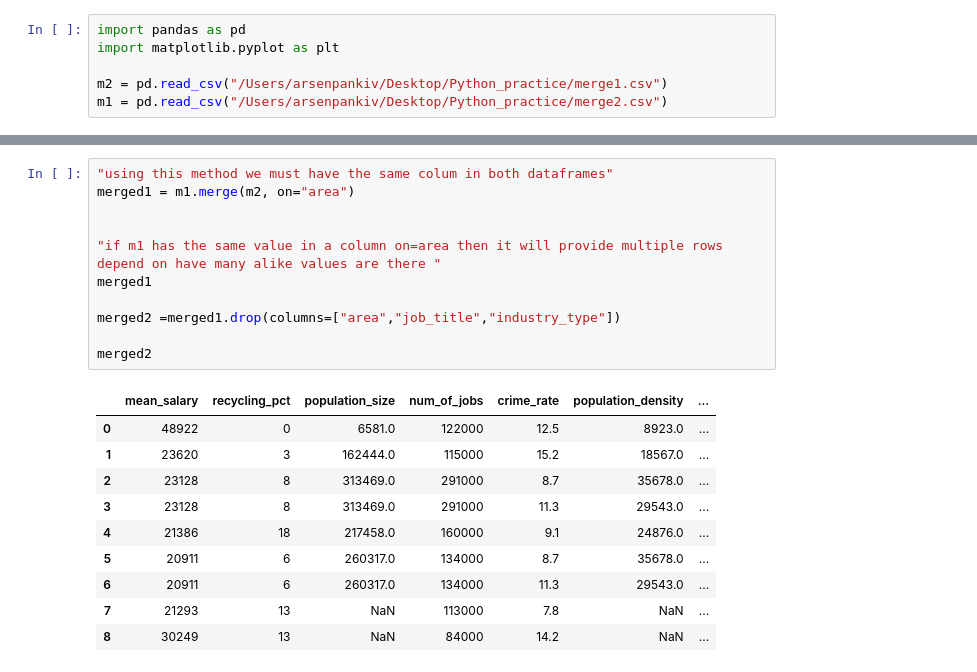
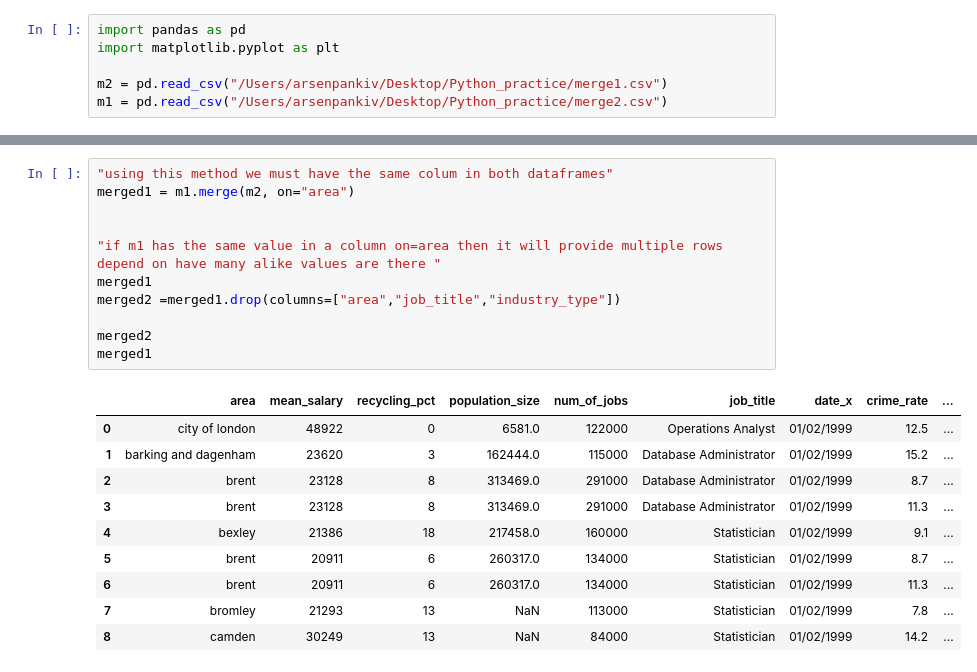
Before and after one commit to Arsen-Pankiv/Python_Data_Analytics, a Jupyter notebook: merging_dataframes.ipynb, the cells around one changed output, grey strips where cells are left out. Drawn from its saved outputs; the diff is of its cells as text.

```diff
--- a/merging_dataframes.ipynb
+++ b/merging_dataframes.ipynb
@@ -11,25 +29,25 @@ m2
 # %%
 "using this method we must have the same colum in both dataframes"
 merged1 = m1.merge(m2, on="area")
 
 
 "if m1 has the same value in a column on=area then it will provide multiple rows depend on have many alike values are there "
 merged1
-
 merged2 =merged1.drop(columns=["area","job_title","industry_type"])
 
 merged2
+merged1
 # %% [output]
-|  | mean_salary | recycling_pct | population_size | num_of_jobs | crime_rate | population_density | ... |
-| 0 | 48922 | 0 | 6581.0 | 122000 | 12.5 | 8923.0 | ... |
-| 1 | 23620 | 3 | 162444.0 | 115000 | 15.2 | 18567.0 | ... |
-| 2 | 23128 | 8 | 313469.0 | 291000 | 8.7 | 35678.0 | ... |
-| 3 | 23128 | 8 | 313469.0 | 291000 | 11.3 | 29543.0 | ... |
-| 4 | 21386 | 18 | 217458.0 | 160000 | 9.1 | 24876.0 | ... |
-| 5 | 20911 | 6 | 260317.0 | 134000 | 8.7 | 35678.0 | ... |
-| 6 | 20911 | 6 | 260317.0 | 134000 | 11.3 | 29543.0 | ... |
-| 7 | 21293 | 13 | NaN | 113000 | 7.8 | NaN | ... |
-| 8 | 30249 | 13 | NaN | 84000 | 14.2 | NaN | ... |
+|  | area | mean_salary | recycling_pct | population_size | num_of_jobs | job_title | date_x | crime_rate | ... |
+| 0 | city of london | 48922 | 0 | 6581.0 | 122000 | Operations Analyst | 01/02/1999 | 12.5 | ... |
+| 1 | barking and dagenham | 23620 | 3 | 162444.0 | 115000 | Database Administrator | 01/02/1999 | 15.2 | ... |
+| 2 | brent | 23128 | 8 | 313469.0 | 291000 | Database Administrator | 01/02/1999 | 8.7 | ... |
+| 3 | brent | 23128 | 8 | 313469.0 | 291000 | Database Administrator | 01/02/1999 | 11.3 | ... |
+| 4 | bexley | 21386 | 18 | 217458.0 | 160000 | Statistician | 01/02/1999 | 9.1 | ... |
+| 5 | brent | 20911 | 6 | 260317.0 | 134000 | Statistician | 01/02/1999 | 8.7 | ... |
+| 6 | brent | 20911 | 6 | 260317.0 | 134000 | Statistician | 01/02/1999 | 11.3 | ... |
+| 7 | bromley | 21293 | 13 | NaN | 113000 | Statistician | 01/02/1999 | 7.8 | ... |
+| 8 | camden | 30249 | 13 | NaN | 84000 | Statistician | 01/02/1999 | 14.2 | ... |
 # %%
 
 
```
Also changed, not shown: parts of 5 cells of this notebook, 20 other files.
